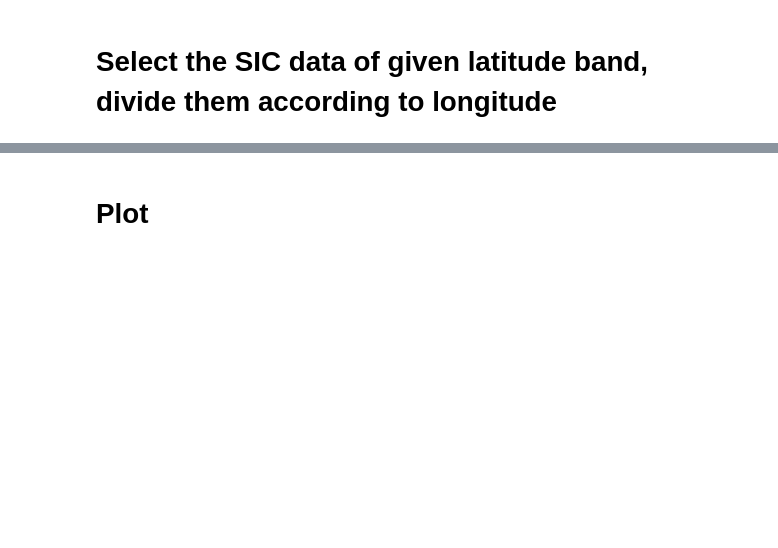
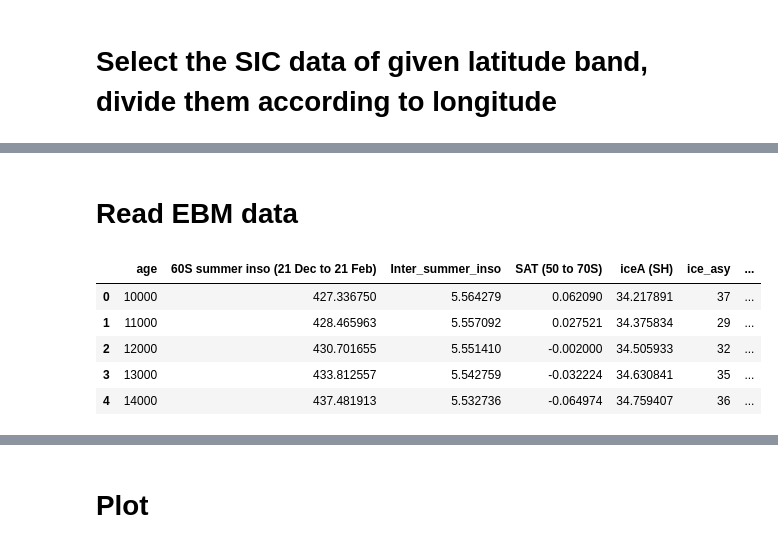
Before and after one commit to Peisong-Zheng/Last_deglaciation, a Jupyter notebook: Figure3_v4.ipynb, the cells around one changed output, grey strips where cells are left out. Drawn from its saved outputs; the diff is of its cells as text; code cells hidden in the pictures; blank space fills up the shorter version.

```diff
--- a/Figure3_v4.ipynb
+++ b/Figure3_v4.ipynb
@@ -144,0 +333,19 @@ for lon in range(0, 360, longitude_step):
+# %% [markdown]
+# Read EBM data
+# %%
+# read the /data_fig3/EMB_results.xlsx
+import pandas as pd
+path='D:/VScode/Last_deglaciation/data_fig3/'
+df_full_orbital_EBM=pd.read_excel(path+'EMB_results.xlsx', sheet_name='Full-orbital')
+# the first column*1000
+df_full_orbital_EBM['age']=df_full_orbital_EBM['age']*1000
+# save the df_full_orbital to csv
+df_full_orbital_EBM.to_csv(path+'df_full_orbital_EBM.csv', index=False)
+df_full_orbital_EBM.head()
+# %% [output]
+|  | age | 60S summer inso (21 Dec to 21 Feb) | Inter_summer_inso | SAT (50 to 70S) | iceA (SH) | ice_asy | ... |
+| 0 | 10000 | 427.336750 | 5.564279 | 0.062090 | 34.217891 | 37 | ... |
+| 1 | 11000 | 428.465963 | 5.557092 | 0.027521 | 34.375834 | 29 | ... |
+| 2 | 12000 | 430.701655 | 5.551410 | -0.002000 | 34.505933 | 32 | ... |
+| 3 | 13000 | 433.812557 | 5.542759 | -0.032224 | 34.630841 | 35 | ... |
+| 4 | 14000 | 437.481913 | 5.532736 | -0.064974 | 34.759407 | 36 | ... |
```
Also changed, not shown: parts of 25 cells of this notebook, 21 other files.
